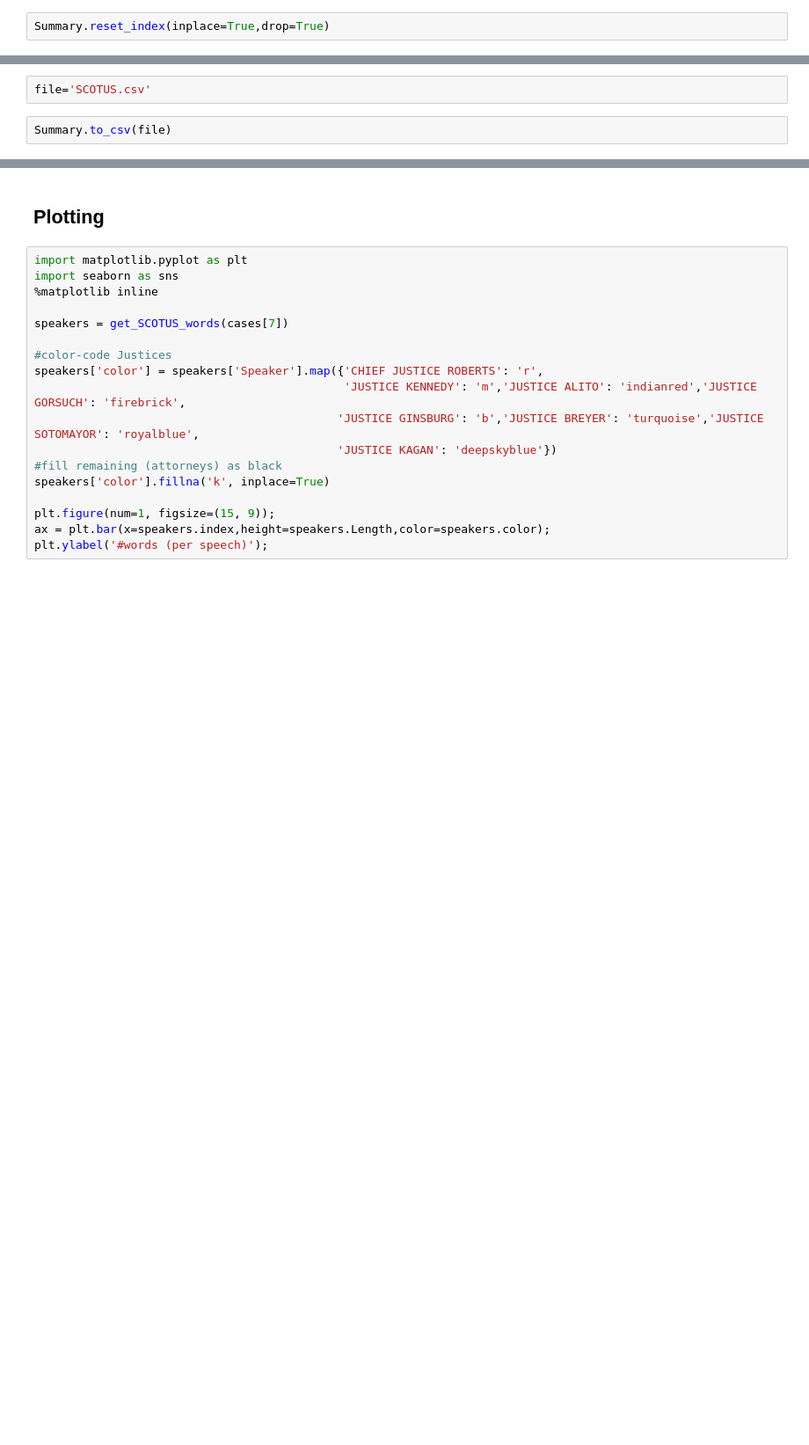
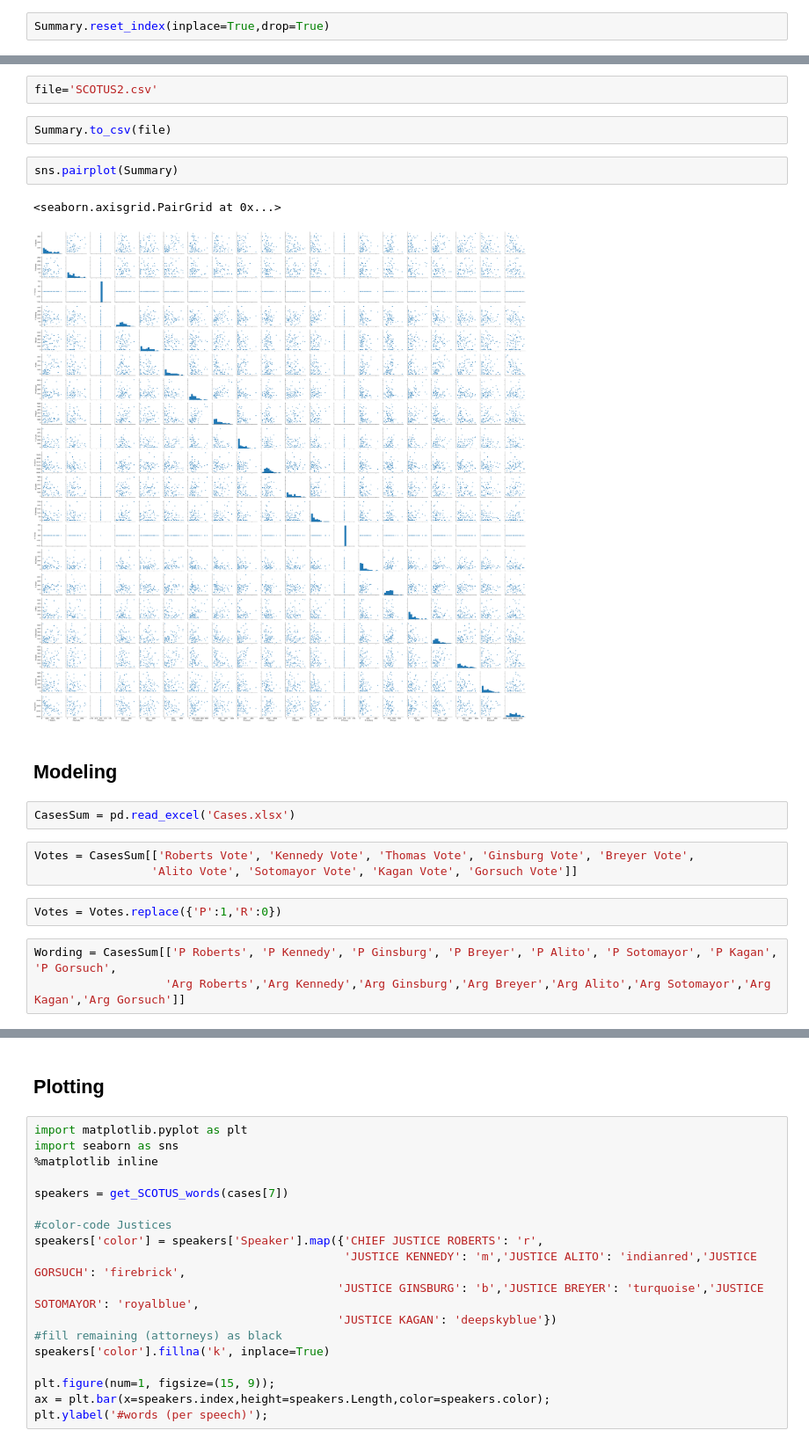
Before and after one commit to bschroedernyc/GA-projects, a Jupyter notebook: SCOTUS Multi.ipynb, the cells around one changed output, grey strips where cells are left out. Shown at 88% size. Drawn from its saved outputs; the diff is of its cells as text; blank space fills up the shorter version.

```diff
--- a/SCOTUS Multi.ipynb
+++ b/SCOTUS Multi.ipynb
@@ -170,4 +246,21 @@ Summary
 # %%
-file='SCOTUS.csv'
+file='SCOTUS2.csv'
 # %%
 Summary.to_csv(file)
+# %%
+sns.pairplot(Summary)
+# %% [output]
+<seaborn.axisgrid.PairGrid at 0x...>
+[figure, added]
+# %% [markdown]
+## Modeling
+# %%
+CasesSum = pd.read_excel('Cases.xlsx')
+# %%
+Votes = CasesSum[['Roberts Vote', 'Kennedy Vote', 'Thomas Vote', 'Ginsburg Vote', 'Breyer Vote',
+                 'Alito Vote', 'Sotomayor Vote', 'Kagan Vote', 'Gorsuch Vote']]
+# %%
+Votes = Votes.replace({'P':1,'R':0})
+# %%
+Wording = CasesSum[['P Roberts', 'P Kennedy', 'P Ginsburg', 'P Breyer', 'P Alito', 'P Sotomayor', 'P Kagan', 'P Gorsuch',
+                   'Arg Roberts','Arg Kennedy','Arg Ginsburg','Arg Breyer','Arg Alito','Arg Sotomayor','Arg Kagan','Arg Gorsuch']]
```
Also changed, not shown: parts of 47 cells of this notebook, 1 other file.
